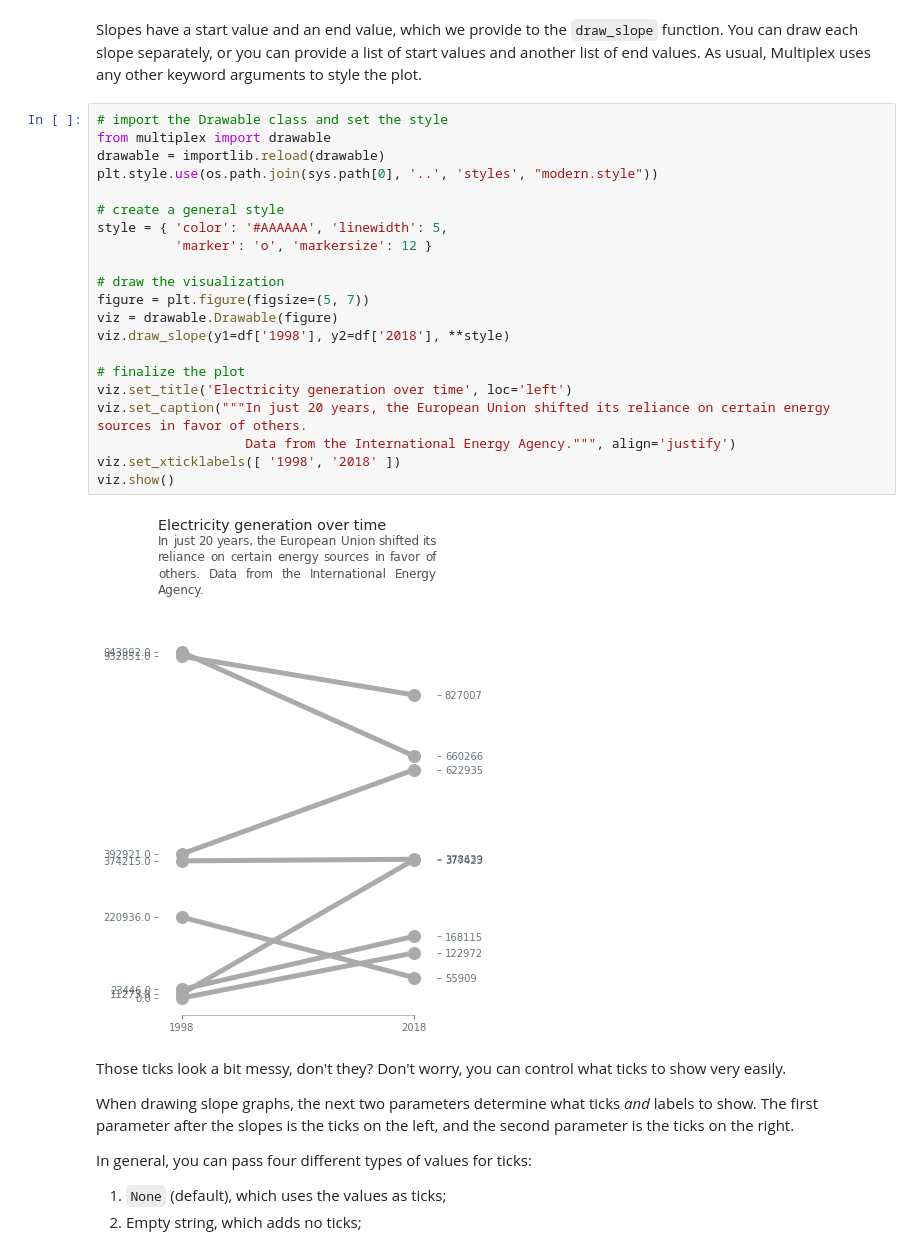
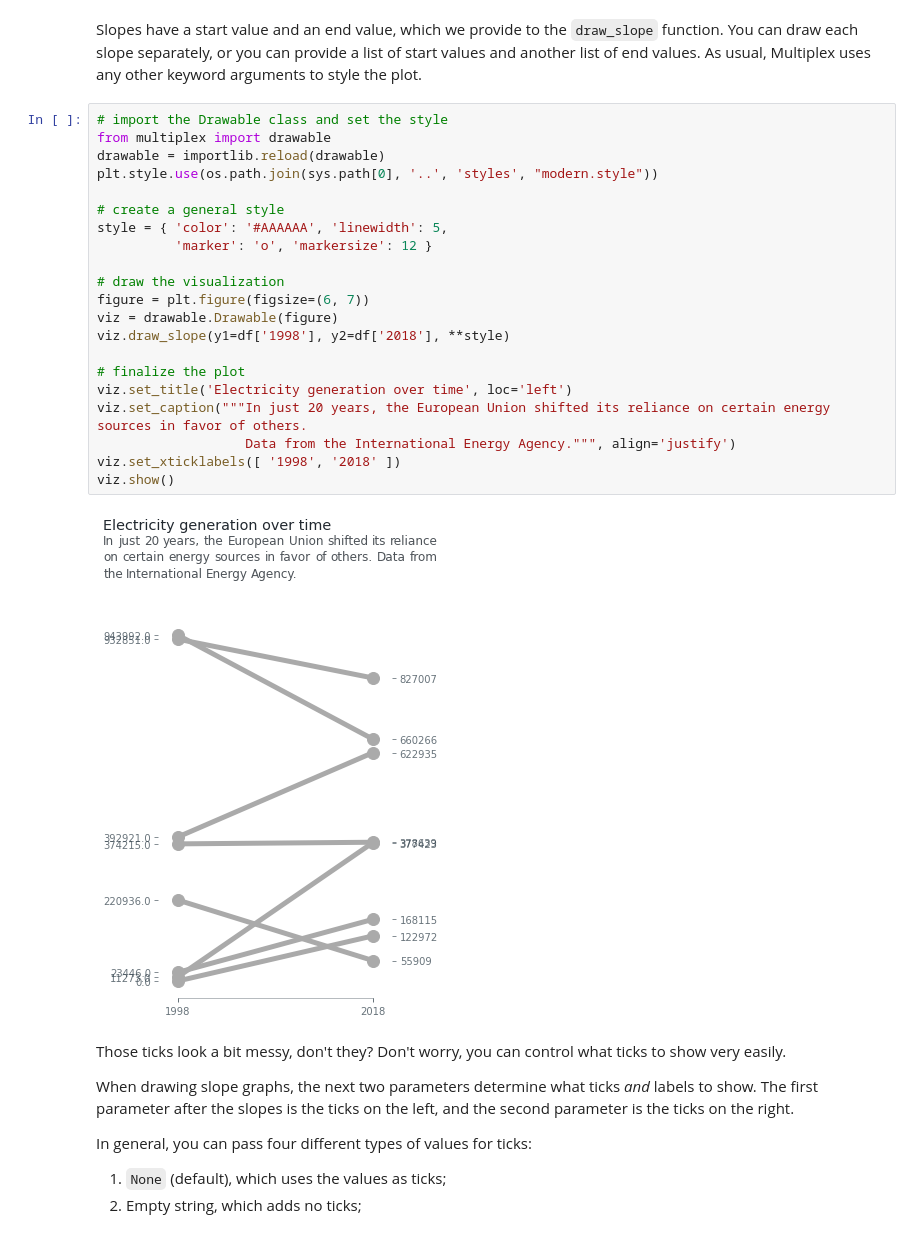
Before and after one commit to NicholasMamo/multiplex-plot, a Jupyter notebook: examples/6. Slope graphs.ipynb, the cells around one changed output. Cells and saved outputs as stored; diff of their text form.

Commit message:
Update the slope graph to fit the labels within the plot limits

```diff
--- a/examples/6. Slope graphs.ipynb
+++ b/examples/6. Slope graphs.ipynb
@@ -74,26 +74,26 @@ As usual, Multiplex uses any other keyword arguments to style the plot.
 # %%
 # import the Drawable class and set the style
 from multiplex import drawable
 drawable = importlib.reload(drawable)
 plt.style.use(os.path.join(sys.path[0], '..', 'styles', "modern.style"))
 
 # create a general style
 style = { 'color': '#AAAAAA', 'linewidth': 5,
           'marker': 'o', 'markersize': 12 }
 
 # draw the visualization
-figure = plt.figure(figsize=(5, 7))
+figure = plt.figure(figsize=(6, 7))
 viz = drawable.Drawable(figure)
 viz.draw_slope(y1=df['1998'], y2=df['2018'], **style)
 
 # finalize the plot
 viz.set_title('Electricity generation over time', loc='left')
 viz.set_caption("""In just 20 years, the European Union shifted its reliance on certain energy sources in favor of others.
                    Data from the International Energy Agency.""", align='justify')
 viz.set_xticklabels([ '1998', '2018' ])
 viz.show()
 # %% [output]
-[figure, old version]
+[figure, new version]
 # %% [markdown]
 Those ticks look a bit messy, don't they?
 Don't worry, you can control what ticks to show very easily.
```
Also changed, not shown: parts of 2 cells of this notebook, 2 other files.
